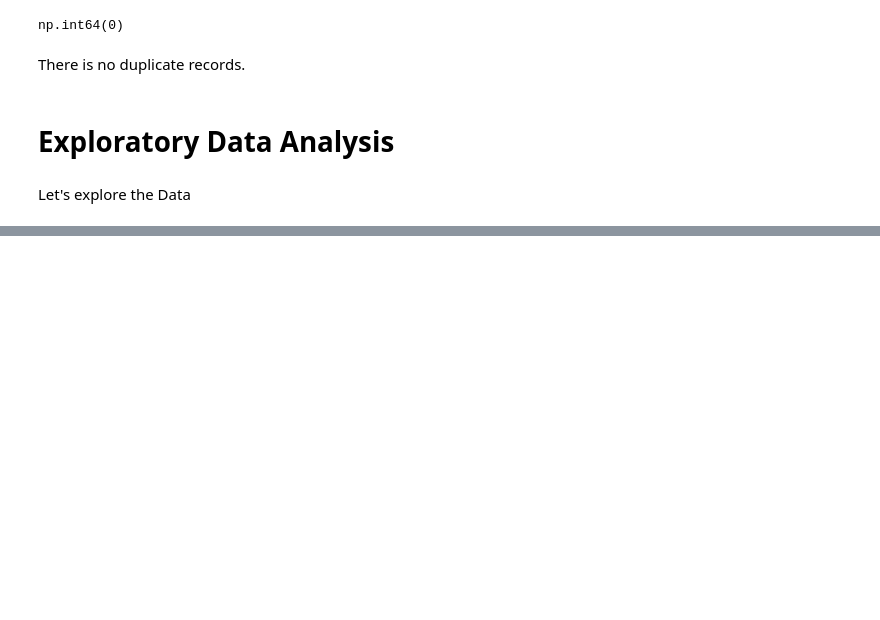
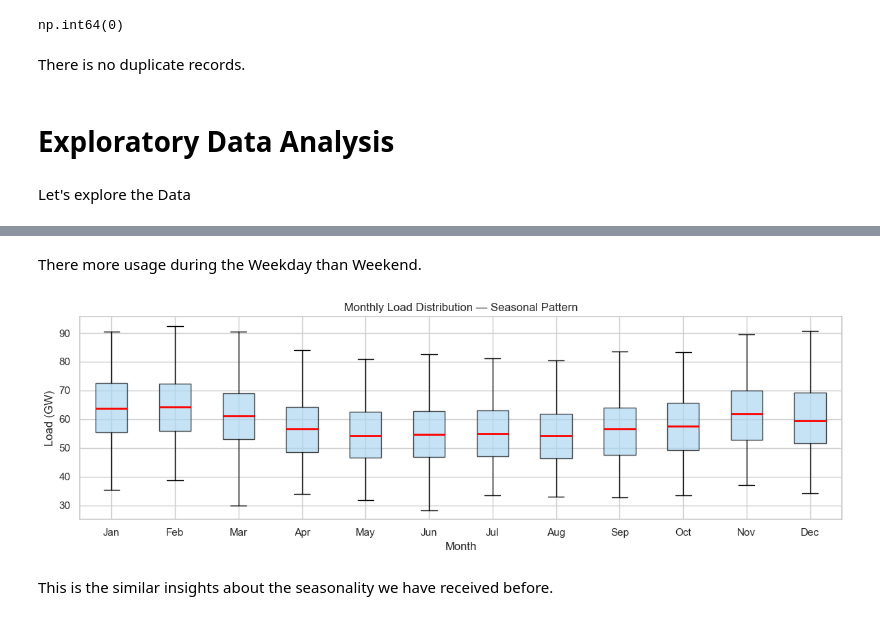
Before and after one commit to samithcsachi/grid-forecast, a Jupyter notebook: research/01_data_exploration.ipynb, the cells around one changed output, grey strips where cells are left out. Saved outputs shown, nothing was run; the diff lists cells and outputs as text; code cells hidden in the pictures; blank space fills up the shorter version.

```diff
--- a/research/01_data_exploration.ipynb
+++ b/research/01_data_exploration.ipynb
@@ -553,0 +596,17 @@ plt.show()
+# %% [markdown]
+There more usage during the Weekday than Weekend.
+# %%
+fig, ax = plt.subplots(figsize=(12, 4))
+month_data = [df[df["month"] == m][TARGET].dropna().values / 1000 for m in range(1, 13)]
+ax.boxplot(month_data, labels=MONTH_NAMES, showfliers=False,
+           medianprops=dict(color="red", lw=2),
+           patch_artist=True,
+           boxprops=dict(facecolor="#aed6f1", alpha=0.7))
+ax.set(title="Monthly Load Distribution — Seasonal Pattern",
+       xlabel="Month", ylabel="Load (GW)")
+plt.tight_layout()
+plt.show()
+# %% [output]
+[figure, added]
+# %% [markdown]
+This is the similar insights about the seasonality we have received before.
```
Also changed, not shown: parts of 37 cells of this notebook, 1 other file.
